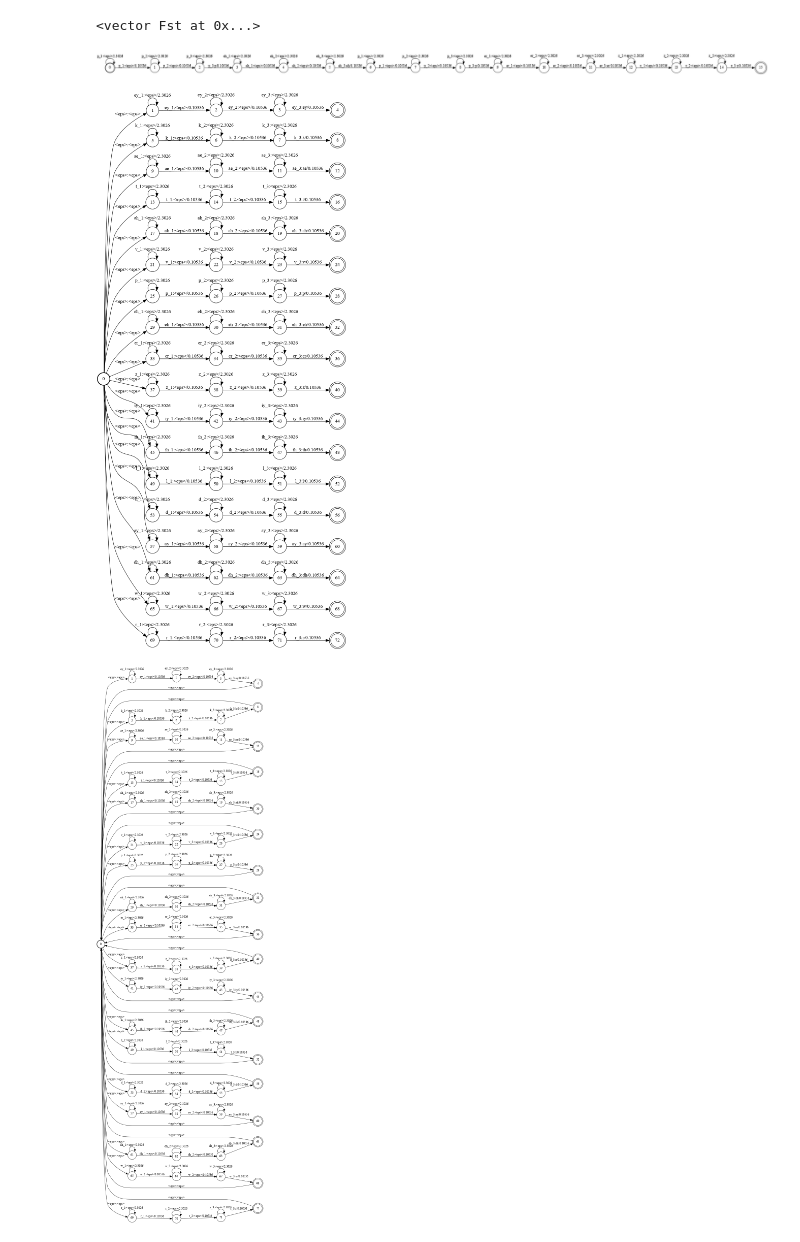
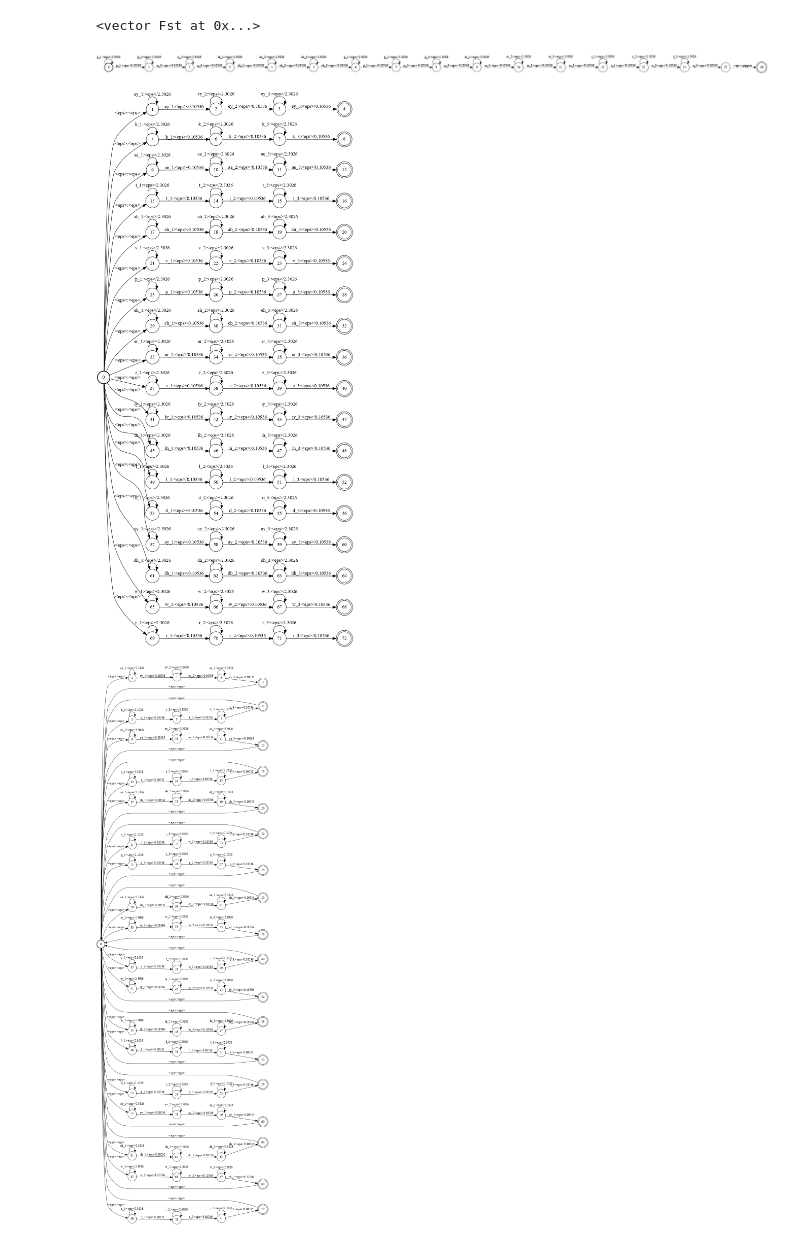
Before and after one commit to jooeun9199/INFR11033, a Jupyter notebook: asr_lab1.ipynb, the cells around one changed output. Drawn from its saved outputs; the diff is of its cells as text; code cells hidden in the pictures.

```diff
--- a/asr_lab1.ipynb
+++ b/asr_lab1.ipynb
@@ -502,8 +502,6 @@ def generate_weighted_phone_wfst(f, start_state, phone, n):
         f.add_arc(prev_state, fst.Arc(in_label, 0, -math.log(0.1), prev_state))
         f.add_arc(prev_state, fst.Arc(in_label, 0, -math.log(0.9), current_state))
 
-    f.delete_arcs(prev_state,1)
-    f.add_arc(prev_state, fst.Arc(in_label, phone_table.find(phone), -math.log(0.9), current_state))
     return current_state
 
 f = fst.Fst()
@@ -605,36 +603,38 @@ def generate_weighted_word_wfst(f, start_state, word, n):
         word (str): the word to generate
         n (int): states per phone HMM
 
     Returns:
         the constructed WFST
 
     """
 
     current_state = start_state
 
     # your code here
     for phone in lex[word]:
         current_state = generate_weighted_phone_wfst(f,current_state,phone,n)
-    f.set_final(current_state)
+    final = f.add_state()
+    f.add_arc(current_state, fst.Arc(0, word_table.find(word), 0, final))
+    f.set_final(final)
 
     return f
 
 f = fst.Fst()
 start = f.add_state()
 f.set_start(start)
 
 generate_weighted_word_wfst(f, start, 'peppers', 3)
 f.set_input_symbols(state_table)
-f.set_output_symbols(phone_table)
+f.set_output_symbols(word_table)
 
 # We need special code to display the higher-resolution WFSTs inside Jupyter notebook
 from subprocess import check_call
 from IPython.display import Image
 f.draw('tmp.dot', portrait=True)
 check_call(['dot','-Tpng','-Gdpi=200','tmp.dot','-o','tmp.png'])
 Image(filename='tmp.png')
 # %% [output]
-[figure, old version]
+[figure, new version]
 # %%
 def generate_weighted_phone_recognition_wfst(n):
     """ generate a weighted HMM to recognise any single phone in the lexicon
@@ -671,7 +671,7 @@ f.draw('tmp.dot', portrait=True)
 check_call(['dot','-Tpng','-Gdpi=200','tmp.dot','-o','tmp.png'])
 Image(filename='tmp.png')
 # %% [output]
-[figure, old version]
+[figure, new version]
 # %%
 def generate_weighted_phone_sequence_recognition_wfst(n):
     """ generate a weighted HMM to recognise any single phone sequence in the lexicon
@@ -710,7 +710,7 @@ f.draw('tmp.dot', portrait=True)
 check_call(['dot','-Tpng','-Gdpi=200','tmp.dot','-o','tmp.png'])
 Image(filename='tmp.png')
 # %% [output]
-[figure, old version]
+[figure, new version]
 # %%
 def generate_weighted_word_sequence_recognition_wfst(n):
     """ generate a weighted HMM to recognise any single word sequence for words in the lexicon
```
Also changed, not shown: parts of 1 cell of this notebook, 7 other files.
